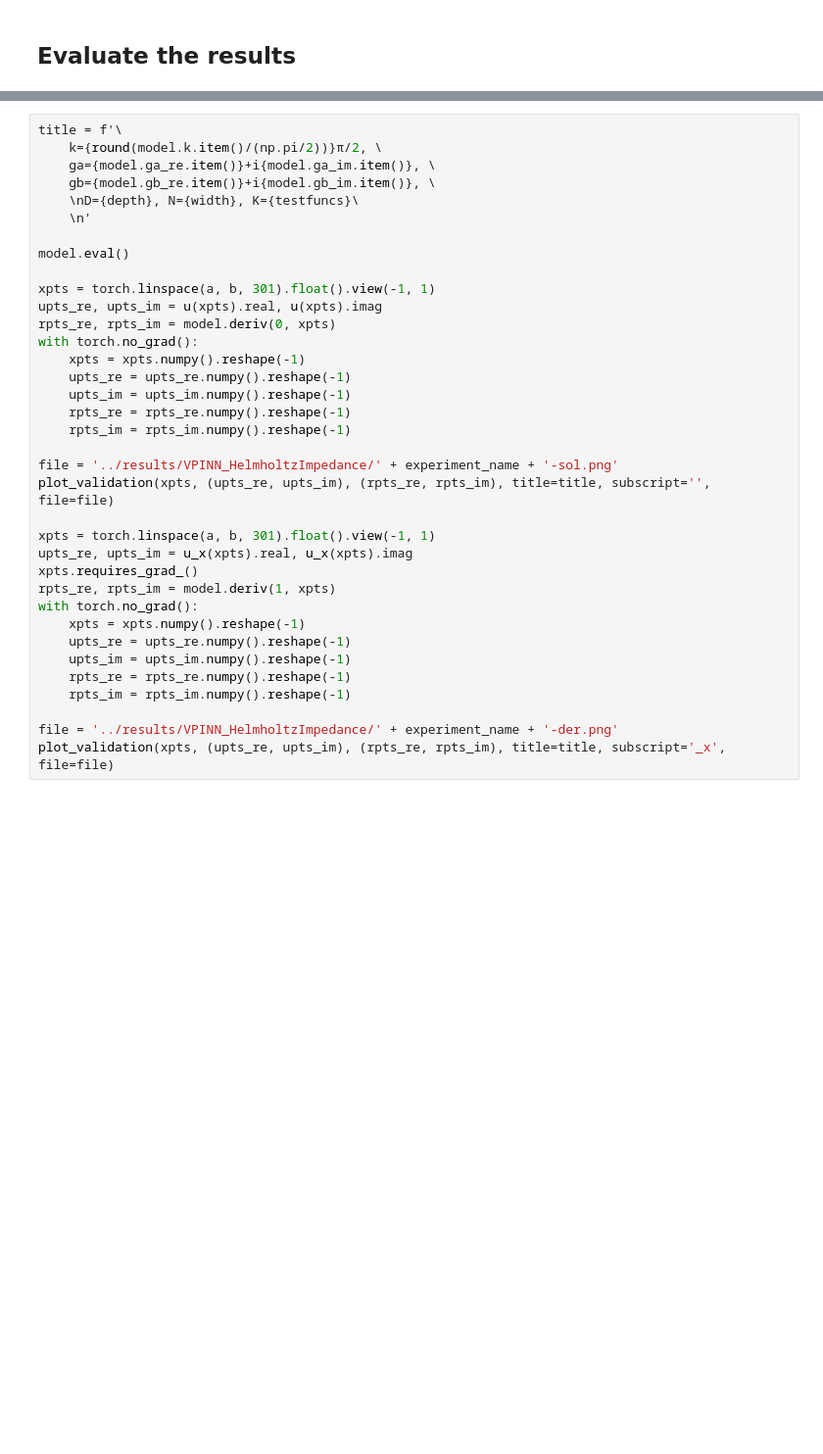
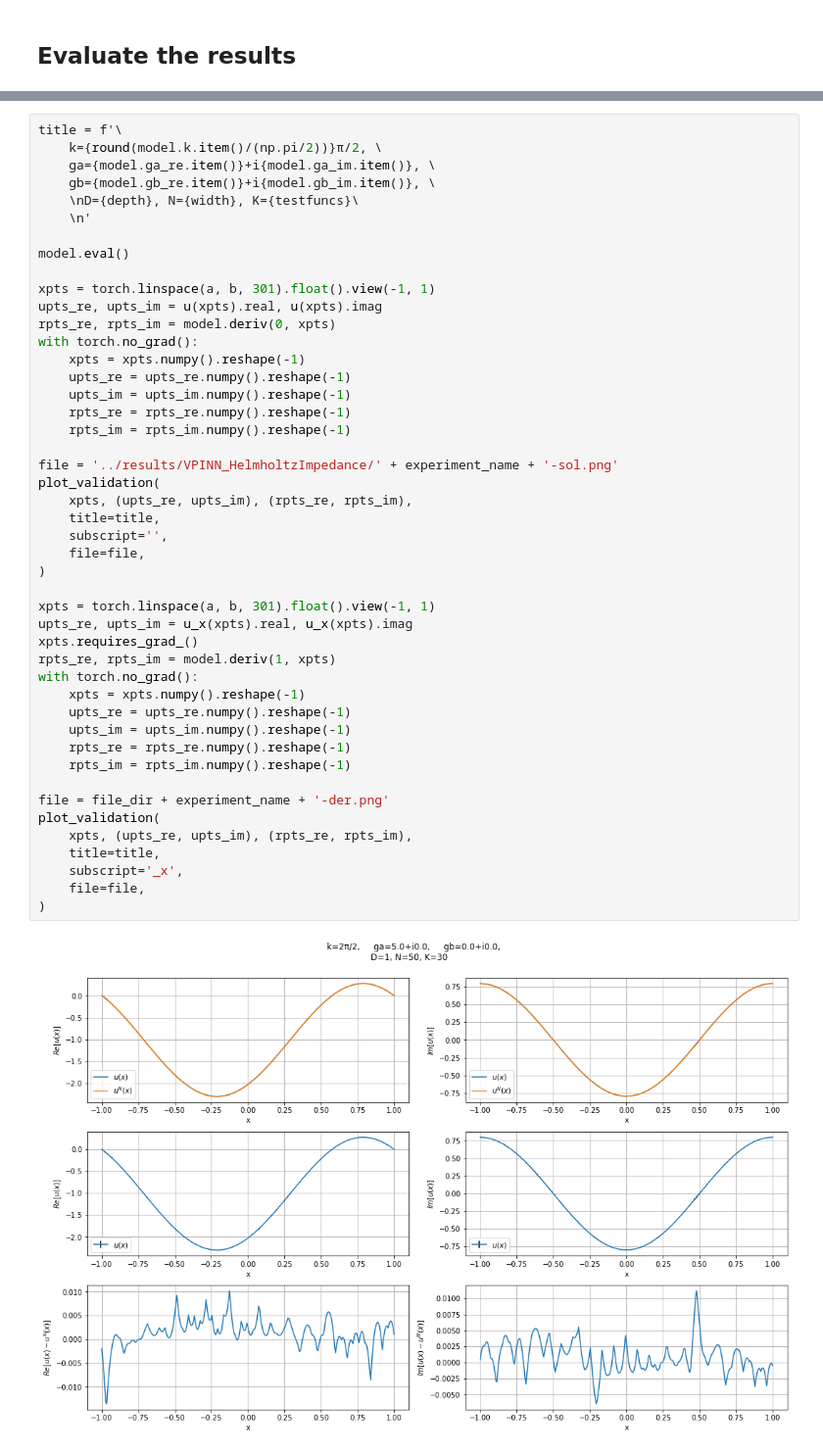
Before and after one commit to sprmsv/Helmholtz-VPINNs, a Jupyter notebook: src/VPINN_Validation.ipynb, the cells around one changed output, grey strips where cells are left out. Shown at 98% size. Saved outputs shown, nothing was run; the diff lists cells and outputs as text; blank space fills up the shorter version.

```diff
--- a/src/VPINN_Validation.ipynb
+++ b/src/VPINN_Validation.ipynb
@@ -134,33 +158,45 @@ title = f'\
     ga={model.ga_re.item()}+i{model.ga_im.item()}, \
     gb={model.gb_re.item()}+i{model.gb_im.item()}, \
     \nD={depth}, N={width}, K={testfuncs}\
     \n'
 
 model.eval()
 
 xpts = torch.linspace(a, b, 301).float().view(-1, 1)
 upts_re, upts_im = u(xpts).real, u(xpts).imag
 rpts_re, rpts_im = model.deriv(0, xpts)
 with torch.no_grad():
     xpts = xpts.numpy().reshape(-1)
     upts_re = upts_re.numpy().reshape(-1)
     upts_im = upts_im.numpy().reshape(-1)
     rpts_re = rpts_re.numpy().reshape(-1)
     rpts_im = rpts_im.numpy().reshape(-1)
 
 file = '../results/VPINN_HelmholtzImpedance/' + experiment_name + '-sol.png'
-plot_validation(xpts, (upts_re, upts_im), (rpts_re, rpts_im), title=title, subscript='', file=file)
+plot_validation(
+    xpts, (upts_re, upts_im), (rpts_re, rpts_im),
+    title=title,
+    subscript='',
+    file=file,
+)
 
 xpts = torch.linspace(a, b, 301).float().view(-1, 1)
 upts_re, upts_im = u_x(xpts).real, u_x(xpts).imag
 xpts.requires_grad_()
 rpts_re, rpts_im = model.deriv(1, xpts)
 with torch.no_grad():
     xpts = xpts.numpy().reshape(-1)
     upts_re = upts_re.numpy().reshape(-1)
     upts_im = upts_im.numpy().reshape(-1)
     rpts_re = rpts_re.numpy().reshape(-1)
     rpts_im = rpts_im.numpy().reshape(-1)
 
-file = '../results/VPINN_HelmholtzImpedance/' + experiment_name + '-der.png'
-plot_validation(xpts, (upts_re, upts_im), (rpts_re, rpts_im), title=title, subscript='_x', file=file)
+file = file_dir + experiment_name + '-der.png'
+plot_validation(
+    xpts, (upts_re, upts_im), (rpts_re, rpts_im),
+    title=title,
+    subscript='_x',
+    file=file,
+)
+# %% [output]
+[figure, added]
```
Also changed, not shown: parts of 7 cells of this notebook, 6 other files.
